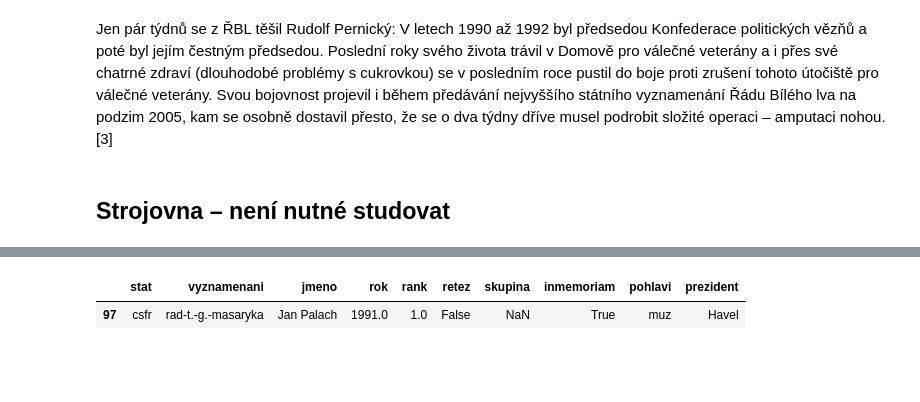
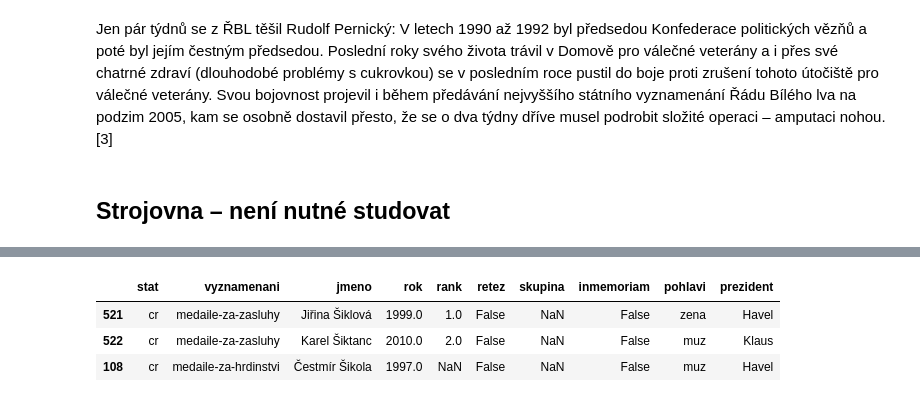
Before and after one commit to DataRozhlas/vyznamenani, a Jupyter notebook: vyznamenani.ipynb, the cells around one changed output, grey strips where cells are left out. Drawn from its saved outputs; the diff is of its cells as text; code cells hidden in the pictures; blank space fills up the shorter version.

```diff
--- a/vyznamenani.ipynb
+++ b/vyznamenani.ipynb
@@ -148,15 +150,18 @@ metaly.loc[metaly.jmeno.eq("Hana"),"jmeno"]="Hana Hegerová"
 metaly.loc[metaly.jmeno.eq("Hanuš"),"jmeno"]="Hanuš Holzer"
 metaly.loc[metaly.jmeno.eq("Kare"),"jmeno"]="Karel Kryl"
 metaly.loc[metaly.jmeno.eq("Karel"),"jmeno"]="Karel Hanzl"
+metaly.loc[metaly.jmeno.eq("František"),"jmeno"]="František Kriegel"
 
 metaly.loc[metaly.jmeno.eq("Alfred Duff Cooper"),"inmemoriam"]=True
 metaly.loc[metaly.jmeno.eq("Lech Aleksander Kaczyński"),"inmemoriam"]=True
+metaly.loc[metaly.jmeno.eq("George S. Patton"),"inmemoriam"]=True
 # %%
 metaly["pohlavi"] = "muz"
 metaly.loc[metaly.jmeno.str.contains('|'.join(zeny)),"pohlavi"]="zena"
 # %%
 metaly = metaly[metaly["rok"].notnull()]
 metaly = metaly[metaly["jmeno"].notnull()]
+metaly = metaly.sort_values(by="rok")
 # %%
 metaly.loc[metaly.rok.isin(Havel),"prezident"]="Havel"
 metaly.loc[metaly.rok.isin(Klaus),"prezident"]="Klaus"
@@ -540,5 +582,7 @@ metaly[metaly["vyznamenani"] == "rad-t.-g.-masaryka"].sort_values(by="rok",ascen
 # %%
-metaly[metaly.jmeno.str.contains("Palach")]
+metaly[metaly.jmeno.str.contains("Šik")]
 # %% [output]
 |  | stat | vyznamenani | jmeno | rok | rank | retez | skupina | inmemoriam | pohlavi | prezident |
-| 97 | csfr | rad-t.-g.-masaryka | Jan Palach | 1991.0 | 1.0 | False | NaN | True | muz | Havel |
+| 521 | cr | medaile-za-zasluhy | Jiřina Šiklová | 1999.0 | 1.0 | False | NaN | False | zena | Havel |
+| 522 | cr | medaile-za-zasluhy | Karel Šiktanc | 2010.0 | 2.0 | False | NaN | False | muz | Klaus |
+| 108 | cr | medaile-za-hrdinstvi | Čestmír Šikola | 1997.0 | NaN | False | NaN | False | muz | Havel |
```
Also changed, not shown: parts of 22 cells of this notebook.
